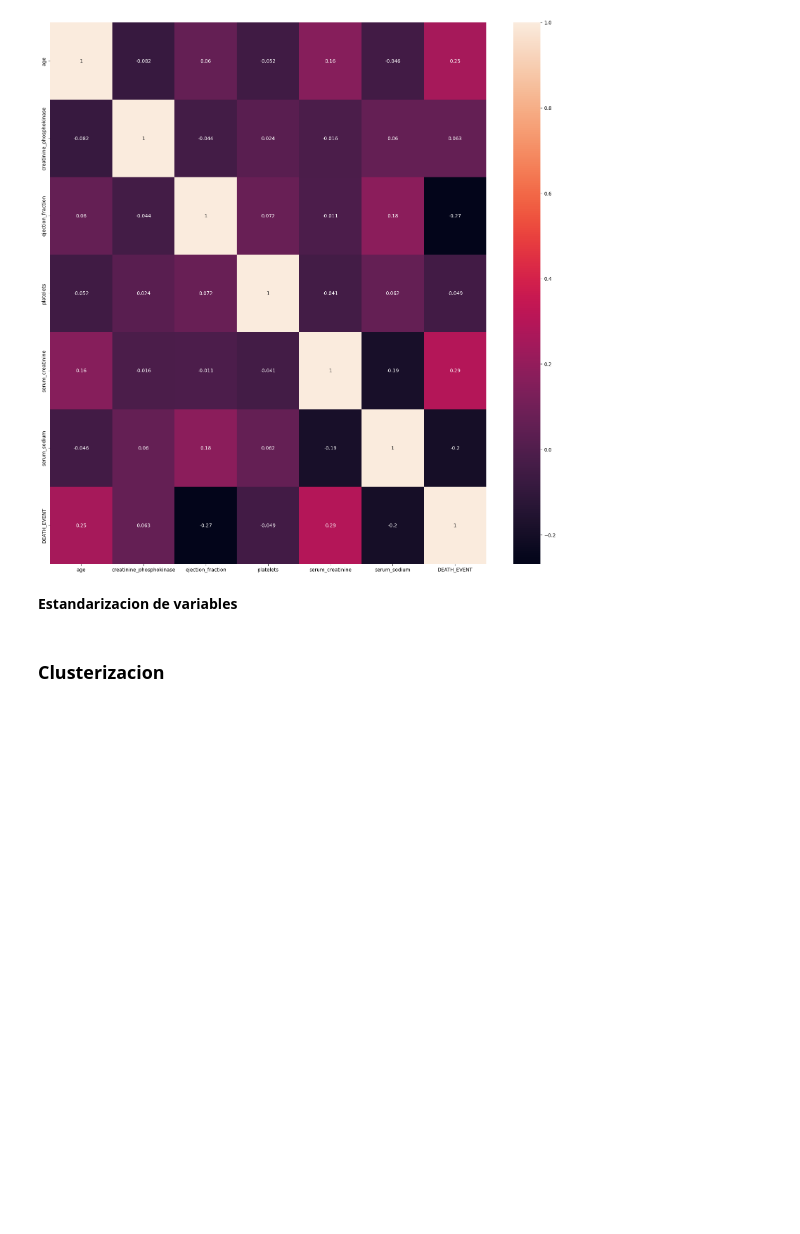
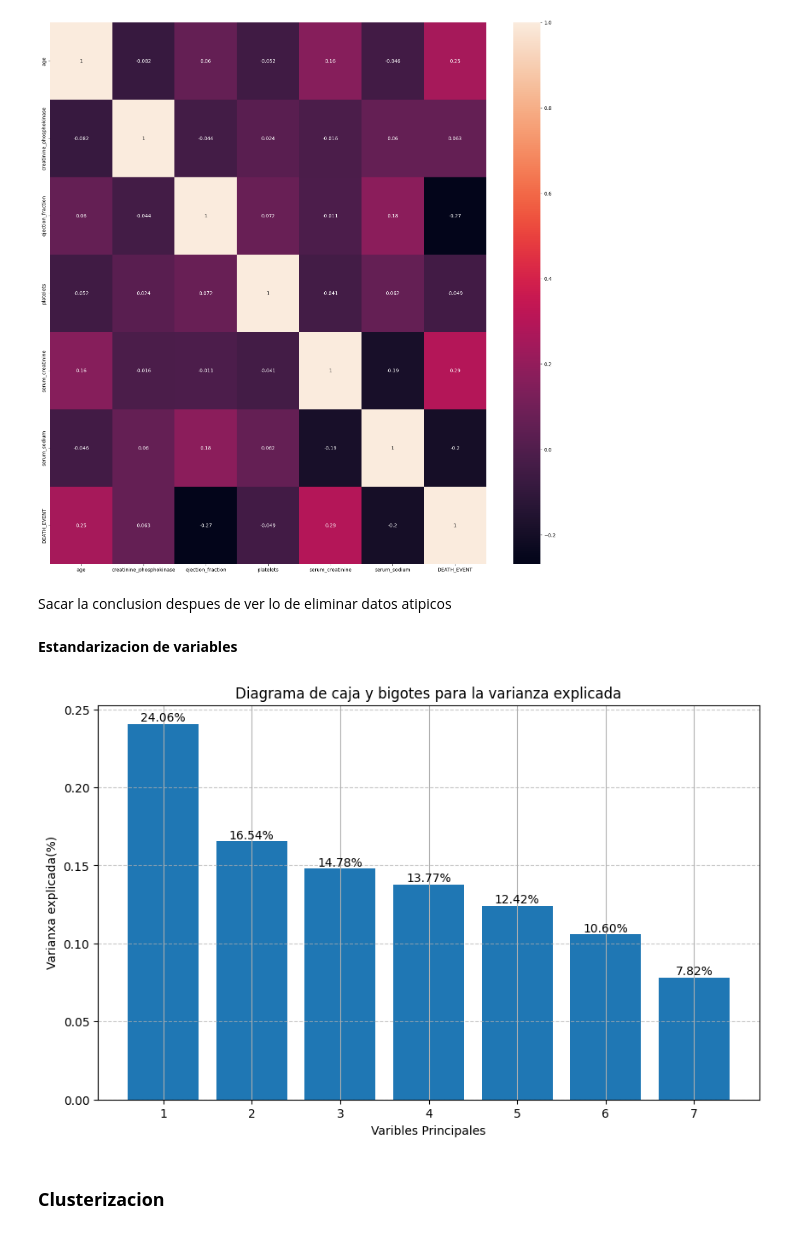
Before and after one commit to 2jcortesj2/Estadistica1, a Jupyter notebook: TrabajoFinal.ipynb, the cells around one changed output. Drawn from its saved outputs; the diff is of its cells as text; code cells hidden in the pictures; blank space fills up the shorter version.

```diff
--- a/TrabajoFinal.ipynb
+++ b/TrabajoFinal.ipynb
@@ -33,13 +33,36 @@ sns.heatmap(corr_data, fmt='.2g', annot= True)
 plt.show()
 # %% [output]
 [figure]
+# %% [markdown]
+Sacar la conclusion despues de ver lo de eliminar datos atipicos
 # %% [markdown]
 **Estandarizacion de variables**
 # %%
 scaler =StandardScaler()
-df_estand = scaler.fit_transform(data_copy)
-df_estand = pd.DataFrame(df_estand, columns=data_copy.columns)
-df_estand
+df_estand = scaler.fit_transform(heart_df)
+df_estand = pd.DataFrame(df_estand, columns=heart_df.columns)
+
+pca = PCA(n_components= 7) # Numero 7 por el numero de variables
+data_pca = pca.fit_transform(df_estand)
+# %%
+explained_variance = pca.explained_variance_ratio_
+
+plt.figure(figsize= (10,6))
+plt.bar(range(1, len(explained_variance) + 1), explained_variance)
+plt.xlabel('Varibles Principales')
+plt.ylabel('Varianxa explicada(%)')
+plt.title('Diagrama de caja y bigotes para la varianza explicada')
+plt.xticks(columns)
+plt.grid(True)
+
+# Para poner el label en cada barra
+for i, ratio in enumerate(explained_variance):
+    plt.text(i + 1, ratio, f'{ratio:.2%}', ha='center', va='bottom')
+
+plt.grid(axis='y', linestyle='--', alpha=0.7)
+plt.show()
+# %% [output]
+[figure, added]
 # %% [markdown]
 ### **Clusterizacion**
 # %% [markdown]
```
Also changed, not shown: parts of 1 cell of this notebook, 1 other file.
